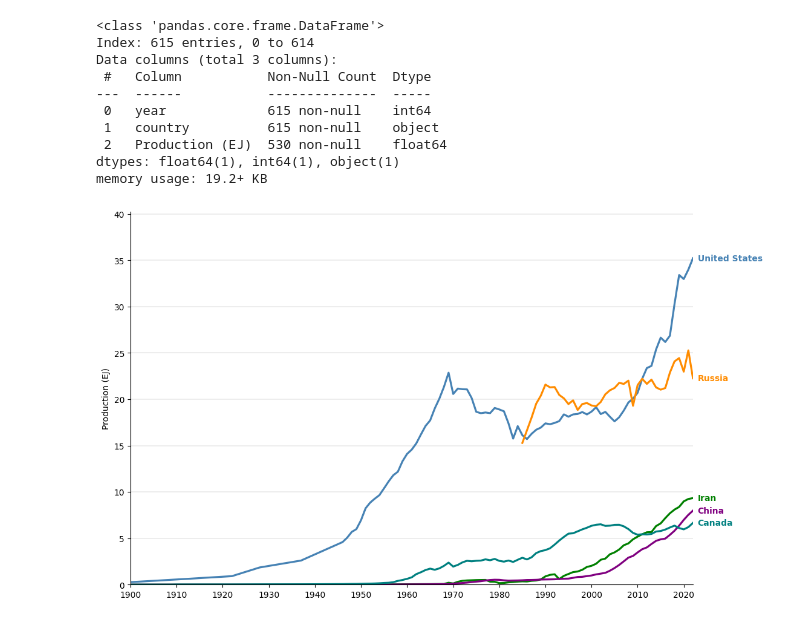
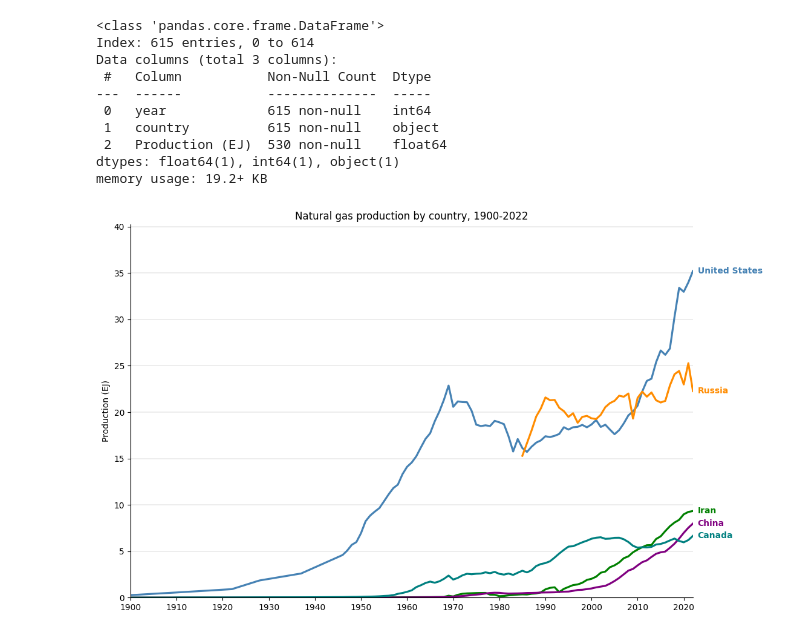
Before and after one commit to chanopsethiwan/NaturalGasVisualisation, a Jupyter notebook: src/data_analysis.ipynb, the cells around one changed output. Drawn from its saved outputs; the diff is of its cells as text; code cells hidden in the pictures.

```diff
--- a/src/data_analysis.ipynb
+++ b/src/data_analysis.ipynb
@@ -51,31 +51,32 @@ palette = {
     'iran': 'green',
     'china': 'purple',
     'canada': 'teal'
 }
 
 
 plt.figure(figsize=(12, 8))
 ax = sns.lineplot(data = df_pivot, x = 'year', y = 'Production (EJ)', hue = 'country', palette = palette, linewidth = 2.3)
 ax.spines['top'].set_visible(False)
 ax.spines['right'].set_visible(False)
+plt.title("Natural gas production by country, 1900-2022")
 plt.yticks(range(0, 45, 5))
 plt.xticks(range(1900, 2030, 10))
 plt.grid(True, axis='y', color='grey', linestyle='-', linewidth=0.2)  # Horizontal gridlines
 # Remove the legend
 ax.get_legend().remove()
 
 for country, color in palette.items():
     # Get the last value in the 'year' and 'Production (EJ)' for the specific country
     last_data = df_pivot[df_pivot['country'] == country].sort_values('year').iloc[-1]
     # Capitalize the first letter, replace underscores, and bold the text without LaTeX
     country_label = country.replace('_', ' ').title()
     plt.text(
         last_data['year'] + 1, last_data['Production (EJ)'], f"{country_label}",
         color=color, va='center', fontweight='bold'
     )
 plt.xlim(1900, df_pivot['year'].max())
 plt.ylim(0, df_pivot['Production (EJ)'].max() + 5)
 ax.set_xlabel('')
 plt.show()
 # %% [output]
-[figure, old version]
+[figure, new version]
```
Also changed, not shown: 1 other file.
